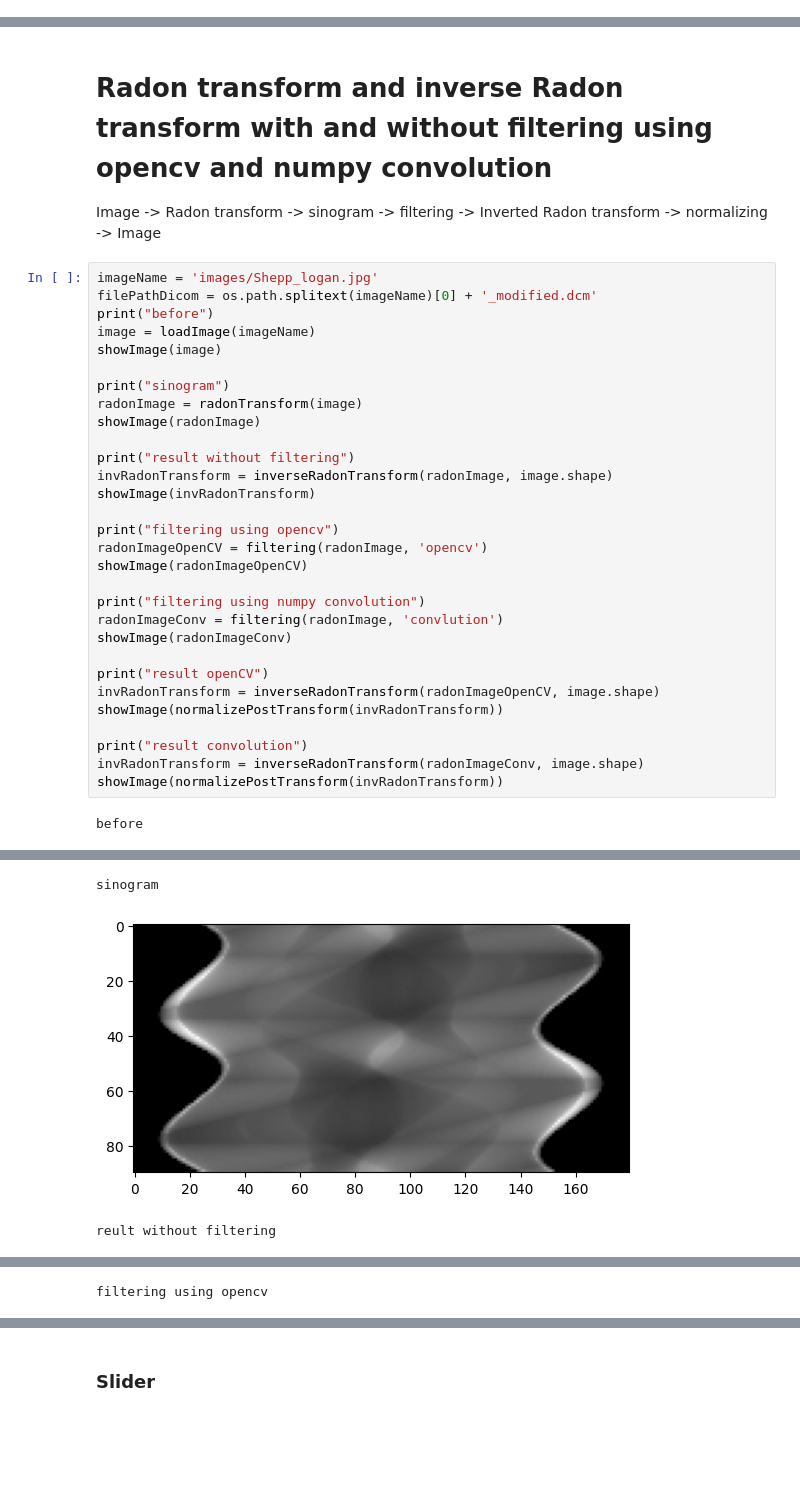
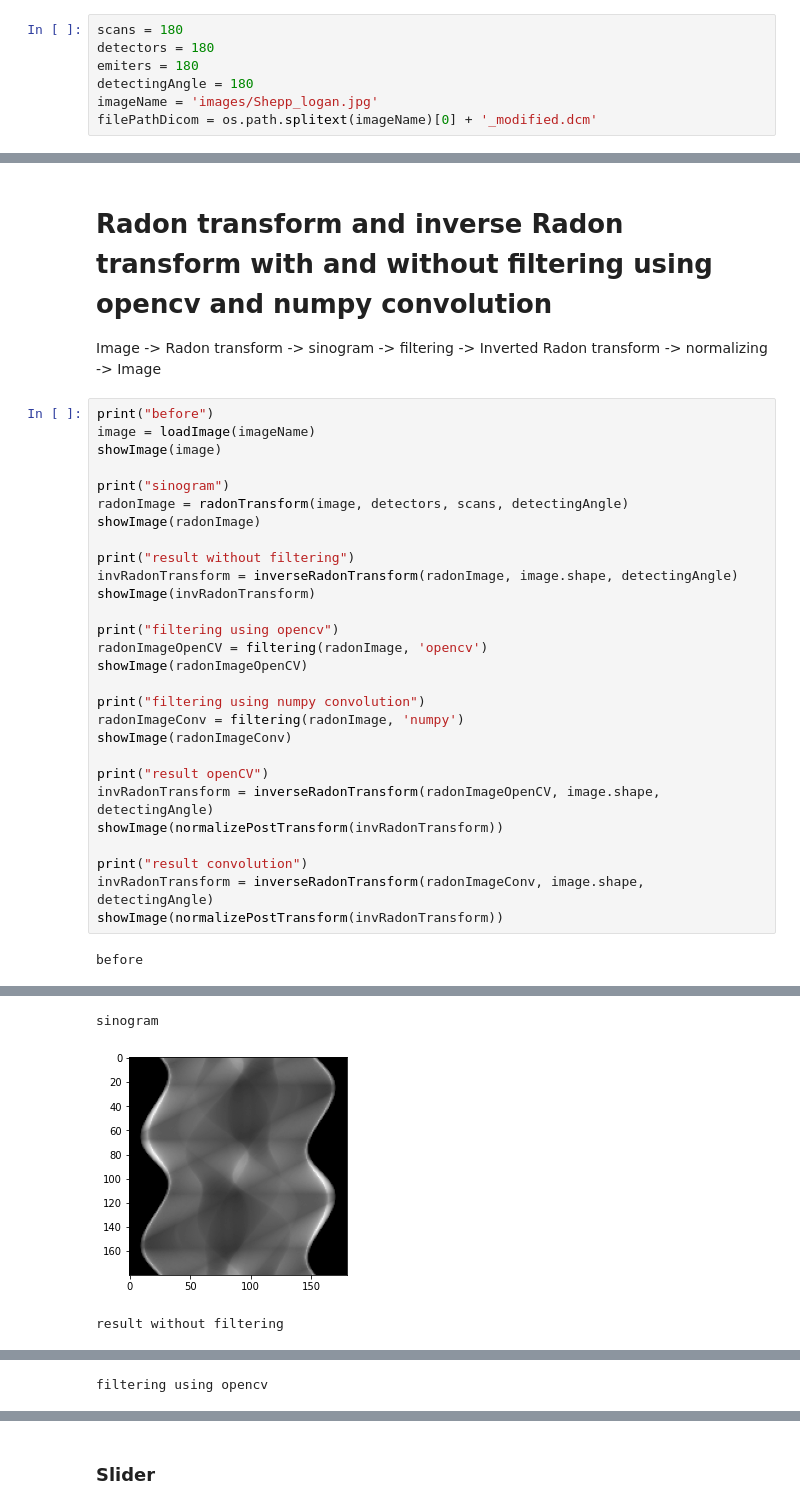
Before and after one commit to HelenaMaslowska/Tomograph, a Jupyter notebook: tk.ipynb, the cells around one changed output, grey strips where cells are left out. Saved outputs shown, nothing was run; the diff lists cells and outputs as text; blank space fills up the shorter version.

```diff
--- a/tk.ipynb
+++ b/tk.ipynb
@@ -33,0 +41,7 @@ import datetime
+# %%
+scans = 180
+detectors = 180
+emiters = 180
+detectingAngle = 180
+imageName = 'images/Shepp_logan.jpg'
+filePathDicom = os.path.splitext(imageName)[0] + '_modified.dcm'
@@ -263,18 +265,16 @@ Image comments:         Everything ok
 # Radon transform and inverse Radon transform with and without filtering using opencv and numpy convolution
 Image -> Radon transform -> sinogram -> filtering -> Inverted Radon transform -> normalizing -> Image
 # %%
-imageName = 'images/Shepp_logan.jpg'
-filePathDicom = os.path.splitext(imageName)[0] + '_modified.dcm'
 print("before")
 image = loadImage(imageName)
 showImage(image)
 
 print("sinogram")
-radonImage = radonTransform(image)
+radonImage = radonTransform(image, detectors, scans, detectingAngle)
 showImage(radonImage)
 
 print("result without filtering")
-invRadonTransform = inverseRadonTransform(radonImage, image.shape)
+invRadonTransform = inverseRadonTransform(radonImage, image.shape, detectingAngle)
 showImage(invRadonTransform)
 
 print("filtering using opencv")
@@ -282,15 +282,15 @@ radonImageOpenCV = filtering(radonImage, 'opencv')
 showImage(radonImageOpenCV)
 
 print("filtering using numpy convolution")
-radonImageConv = filtering(radonImage, 'convlution')
+radonImageConv = filtering(radonImage, 'numpy')
 showImage(radonImageConv)
 
 print("result openCV")
-invRadonTransform = inverseRadonTransform(radonImageOpenCV, image.shape)
+invRadonTransform = inverseRadonTransform(radonImageOpenCV, image.shape, detectingAngle)
 showImage(normalizePostTransform(invRadonTransform))
 
 print("result convolution")
-invRadonTransform = inverseRadonTransform(radonImageConv, image.shape)
+invRadonTransform = inverseRadonTransform(radonImageConv, image.shape, detectingAngle)
 showImage(normalizePostTransform(invRadonTransform))
 # %% [output]
 before
@@ -298,3 +298,3 @@ before
 sinogram
-[figure, old version]
+[figure, new version]
-reult without filtering
+result without filtering
```
Also changed, not shown: parts of 23 cells of this notebook, 2 other files.
